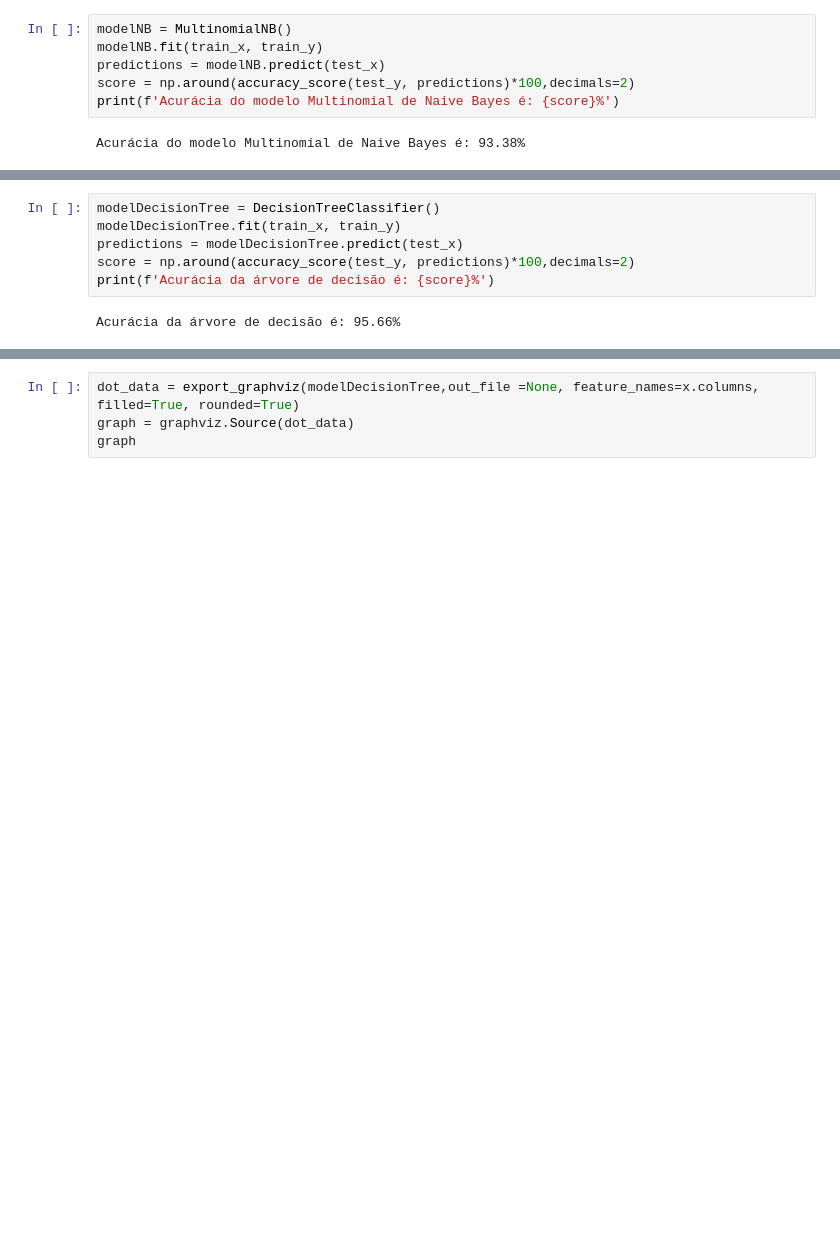
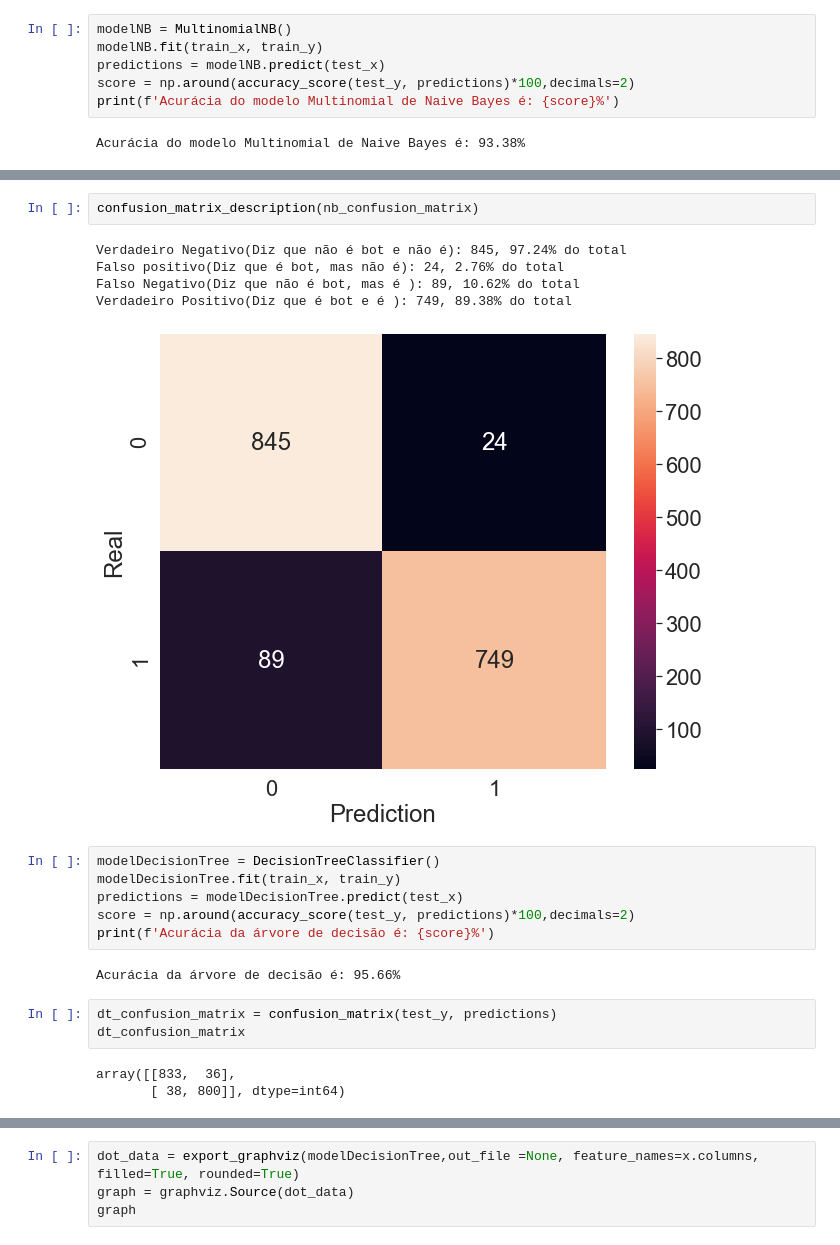
Before and after one commit to Jiamaca/Bot-Recognition-Twitter, a Jupyter notebook: Notebook 1 - Fake Followers x Genuine Accounts.ipynb, the cells around one changed output, grey strips where cells are left out. Drawn from its saved outputs; the diff is of its cells as text; blank space fills up the shorter version.

```diff
--- a/Notebook 1 - Fake Followers x Genuine Accounts.ipynb
+++ b/Notebook 1 - Fake Followers x Genuine Accounts.ipynb
@@ -462,3 +500,11 @@ Acurácia do modelo Multinomial de Naive Bayes é: 93.38%
+# %%
+confusion_matrix_description(nb_confusion_matrix)
+# %% [output]
+Verdadeiro Negativo(Diz que não é bot e não é): 845, 97.24% do total
+Falso positivo(Diz que é bot, mas não é): 24, 2.76% do total
+Falso Negativo(Diz que não é bot, mas é ): 89, 10.62% do total
+Verdadeiro Positivo(Diz que é bot e é ): 749, 89.38% do total
+[figure, added]
 # %%
 modelDecisionTree = DecisionTreeClassifier()
 modelDecisionTree.fit(train_x, train_y)
@@ -467,3 +513,9 @@ score = np.around(accuracy_score(test_y, predictions)*100,decimals=2)
 print(f'Acurácia da árvore de decisão é: {score}%')
 # %% [output]
 Acurácia da árvore de decisão é: 95.66%
+# %%
+dt_confusion_matrix = confusion_matrix(test_y, predictions)
+dt_confusion_matrix
+# %% [output]
+array([[833,  36],
+       [ 38, 800]], dtype=int64)
```
Also changed, not shown: parts of 11 cells of this notebook.
